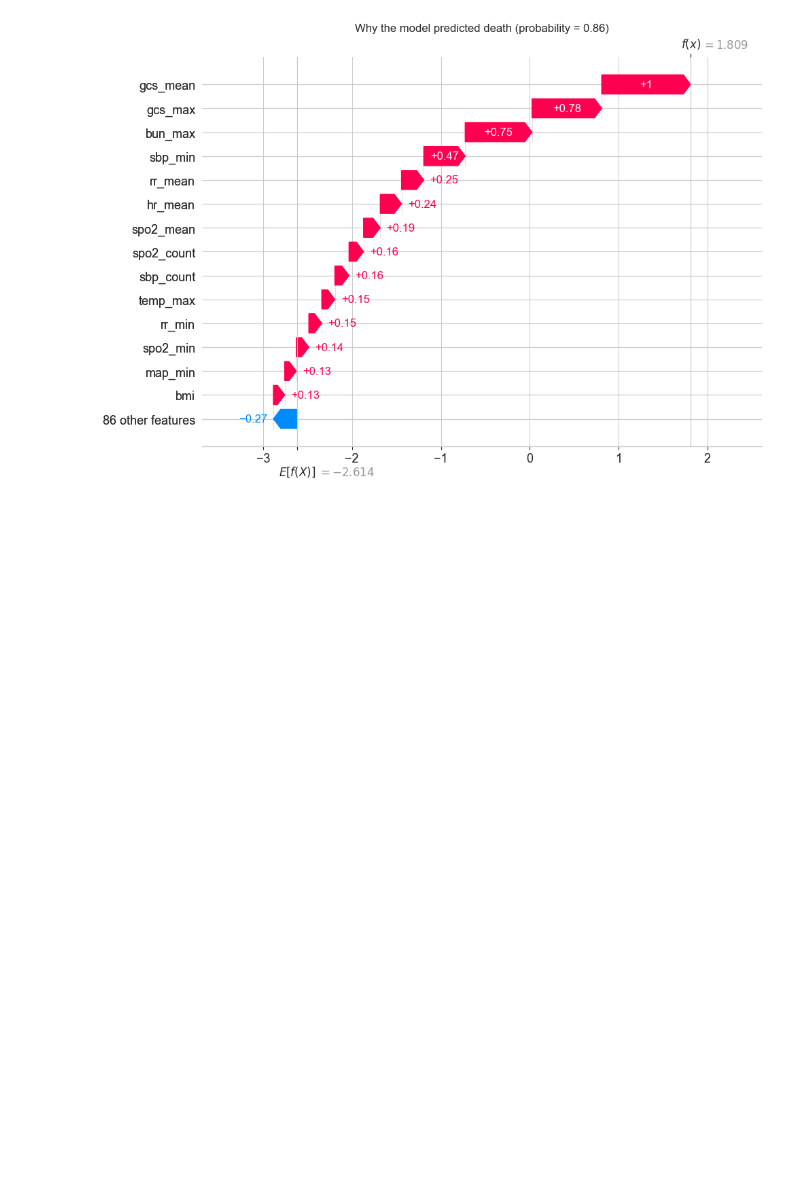
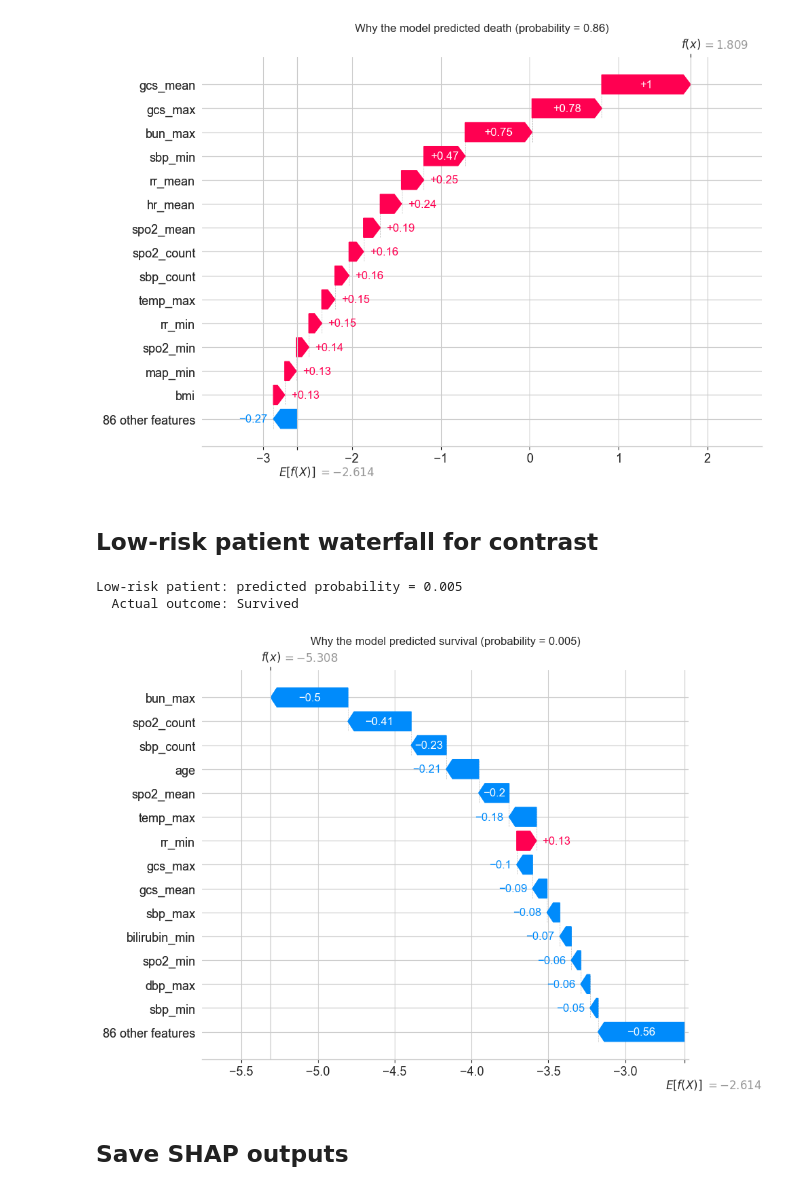
Before and after one commit to a-sereshki/eicu-mortality-prediction, a Jupyter notebook: notebooks/05_shap_analysis.ipynb, the cells around one changed output. Saved outputs shown, nothing was run; the diff lists cells and outputs as text; code cells hidden in the pictures; blank space fills up the shorter version.

```diff
--- a/notebooks/05_shap_analysis.ipynb
+++ b/notebooks/05_shap_analysis.ipynb
@@ -202,3 +202,28 @@ Low-risk patient: predicted probability of death = 0.005
 
 === High-risk patient explanation ===
 [figure]
+# %% [markdown]
+##  Low-risk patient waterfall for contrast
+# %%
+# Waterfall plot for low-risk patient (predicted to survive, actually survived)
+print(f"Low-risk patient: predicted probability = {y_pred_proba[low_risk_idx]:.3f}")
+print(f"  Actual outcome: {'Died' if y_test.iloc[low_risk_idx] == 1 else 'Survived'}")
+
+shap.plots._waterfall.waterfall_legacy(
+    explainer.expected_value,
+    shap_values[low_risk_idx],
+    feature_names=X_test.columns.tolist(),
+    max_display=15,
+    show=False,
+)
+fig = plt.gcf()
+fig.set_size_inches(10, 7)
+plt.title(f"Why the model predicted survival (probability = {y_pred_proba[low_risk_idx]:.3f})")
+plt.tight_layout()
+plt.show()
+# %% [output]
+Low-risk patient: predicted probability = 0.005
+  Actual outcome: Survived
+[figure, added]
+# %% [markdown]
+## Save SHAP outputs
```
Also changed, not shown: parts of 1 cell of this notebook.
